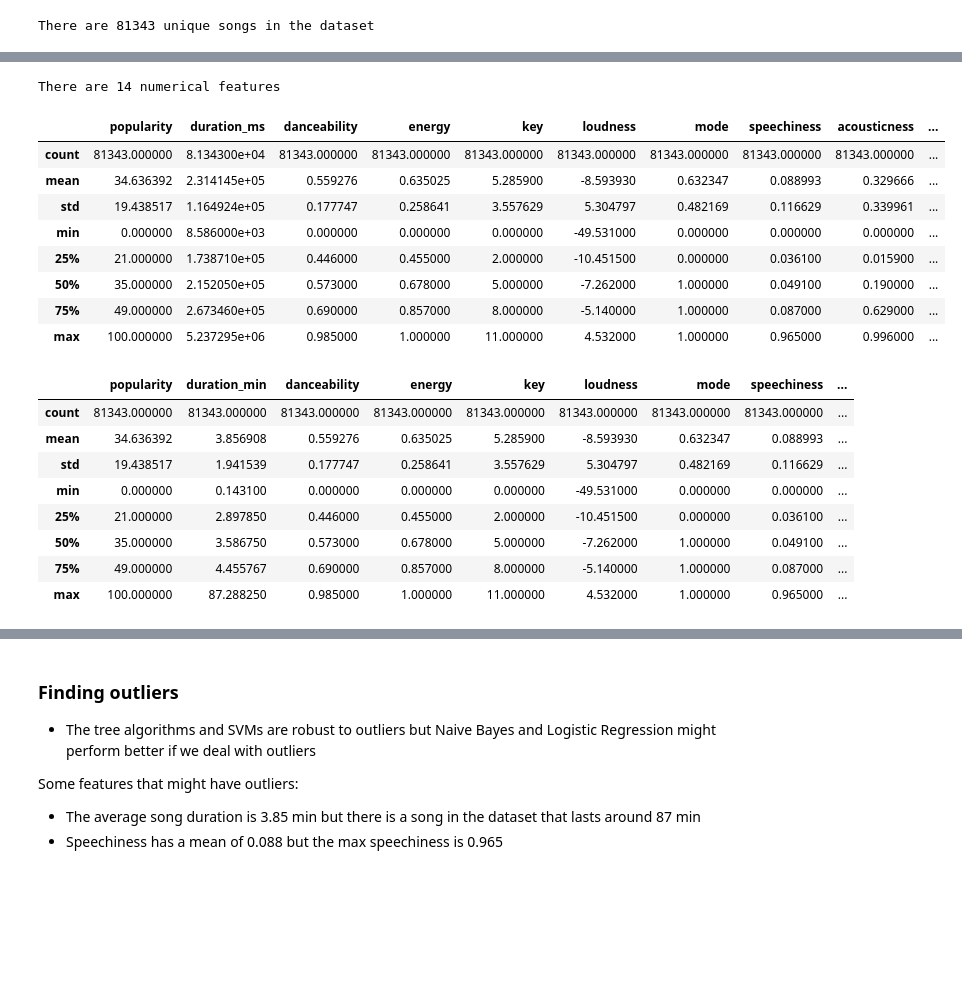
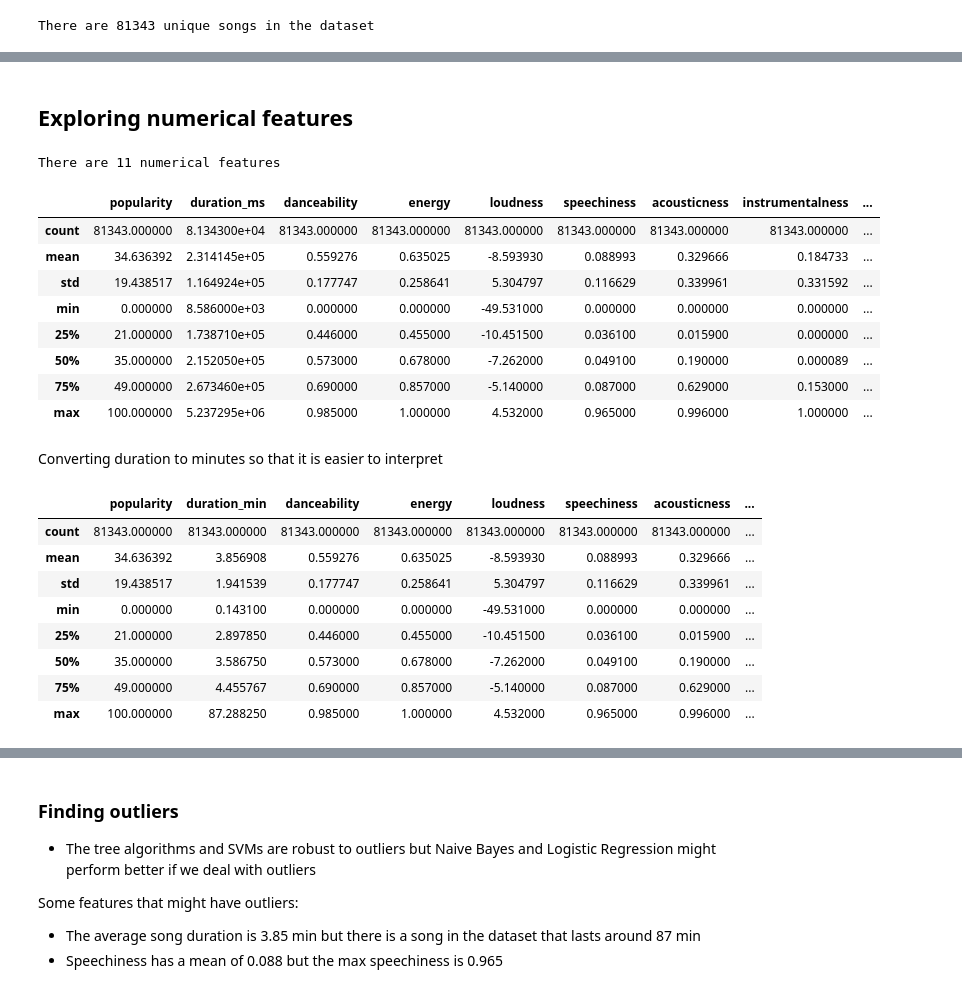
Before and after one commit to liza-no/IE500_Data_Mining_Project, a Jupyter notebook: data-exploration.ipynb, the cells around one changed output, grey strips where cells are left out. Cells and saved outputs as stored; diff of their text form; code cells hidden in the pictures; blank space fills up the shorter version.

```diff
--- a/data-exploration.ipynb
+++ b/data-exploration.ipynb
@@ -33,0 +36,3 @@ There are 81343 unique songs in the dataset
+# %%
+categorical_features = songs[['explicit', 'key', 'mode', 'time_signature']]
+categorical_features.head()
@@ -34,29 +56,35 @@ There are 81343 unique songs in the dataset
+# %% [markdown]
+## Exploring numerical features
 # %%
 numerical_features = songs.select_dtypes(include='number')
+shared_features = set(categorical_features.columns).intersection(numerical_features.columns)
+numerical_features.drop(shared_features, axis=1, inplace=True)
 print(f"There are {len(numerical_features.columns)} numerical features")
 numerical_features.describe()
 # %% [output]
-There are 14 numerical features
+There are 11 numerical features
-|  | popularity | duration_ms | danceability | energy | key | loudness | mode | speechiness | acousticness | ... |
-| count | 81343.000000 | 8.134300e+04 | 81343.000000 | 81343.000000 | 81343.000000 | 81343.000000 | 81343.000000 | 81343.000000 | 81343.000000 | ... |
-| mean | 34.636392 | 2.314145e+05 | 0.559276 | 0.635025 | 5.285900 | -8.593930 | 0.632347 | 0.088993 | 0.329666 | ... |
-| std | 19.438517 | 1.164924e+05 | 0.177747 | 0.258641 | 3.557629 | 5.304797 | 0.482169 | 0.116629 | 0.339961 | ... |
-| min | 0.000000 | 8.586000e+03 | 0.000000 | 0.000000 | 0.000000 | -49.531000 | 0.000000 | 0.000000 | 0.000000 | ... |
-| 25% | 21.000000 | 1.738710e+05 | 0.446000 | 0.455000 | 2.000000 | -10.451500 | 0.000000 | 0.036100 | 0.015900 | ... |
-| 50% | 35.000000 | 2.152050e+05 | 0.573000 | 0.678000 | 5.000000 | -7.262000 | 1.000000 | 0.049100 | 0.190000 | ... |
-| 75% | 49.000000 | 2.673460e+05 | 0.690000 | 0.857000 | 8.000000 | -5.140000 | 1.000000 | 0.087000 | 0.629000 | ... |
-| max | 100.000000 | 5.237295e+06 | 0.985000 | 1.000000 | 11.000000 | 4.532000 | 1.000000 | 0.965000 | 0.996000 | ... |
+|  | popularity | duration_ms | danceability | energy | loudness | speechiness | acousticness | instrumentalness | ... |
+| count | 81343.000000 | 8.134300e+04 | 81343.000000 | 81343.000000 | 81343.000000 | 81343.000000 | 81343.000000 | 81343.000000 | ... |
+| mean | 34.636392 | 2.314145e+05 | 0.559276 | 0.635025 | -8.593930 | 0.088993 | 0.329666 | 0.184733 | ... |
+| std | 19.438517 | 1.164924e+05 | 0.177747 | 0.258641 | 5.304797 | 0.116629 | 0.339961 | 0.331592 | ... |
+| min | 0.000000 | 8.586000e+03 | 0.000000 | 0.000000 | -49.531000 | 0.000000 | 0.000000 | 0.000000 | ... |
+| 25% | 21.000000 | 1.738710e+05 | 0.446000 | 0.455000 | -10.451500 | 0.036100 | 0.015900 | 0.000000 | ... |
+| 50% | 35.000000 | 2.152050e+05 | 0.573000 | 0.678000 | -7.262000 | 0.049100 | 0.190000 | 0.000089 | ... |
+| 75% | 49.000000 | 2.673460e+05 | 0.690000 | 0.857000 | -5.140000 | 0.087000 | 0.629000 | 0.153000 | ... |
+| max | 100.000000 | 5.237295e+06 | 0.985000 | 1.000000 | 4.532000 | 0.965000 | 0.996000 | 1.000000 | ... |
+# %% [markdown]
+Converting duration to minutes so that it is easier to interpret
 # %%
 numerical_features['duration_ms'] = numerical_features['duration_ms'] / (1000 * 60)
 numerical_features.rename(columns={'duration_ms': 'duration_min'}, inplace=True)
 numerical_features.describe()
 # %% [output]
-|  | popularity | duration_min | danceability | energy | key | loudness | mode | speechiness | ... |
-| count | 81343.000000 | 81343.000000 | 81343.000000 | 81343.000000 | 81343.000000 | 81343.000000 | 81343.000000 | 81343.000000 | ... |
-| mean | 34.636392 | 3.856908 | 0.559276 | 0.635025 | 5.285900 | -8.593930 | 0.632347 | 0.088993 | ... |
-| std | 19.438517 | 1.941539 | 0.177747 | 0.258641 | 3.557629 | 5.304797 | 0.482169 | 0.116629 | ... |
-| min | 0.000000 | 0.143100 | 0.000000 | 0.000000 | 0.000000 | -49.531000 | 0.000000 | 0.000000 | ... |
-| 25% | 21.000000 | 2.897850 | 0.446000 | 0.455000 | 2.000000 | -10.451500 | 0.000000 | 0.036100 | ... |
-| 50% | 35.000000 | 3.586750 | 0.573000 | 0.678000 | 5.000000 | -7.262000 | 1.000000 | 0.049100 | ... |
-| 75% | 49.000000 | 4.455767 | 0.690000 | 0.857000 | 8.000000 | -5.140000 | 1.000000 | 0.087000 | ... |
-| max | 100.000000 | 87.288250 | 0.985000 | 1.000000 | 11.000000 | 4.532000 | 1.000000 | 0.965000 | ... |
+|  | popularity | duration_min | danceability | energy | loudness | speechiness | acousticness | ... |
+| count | 81343.000000 | 81343.000000 | 81343.000000 | 81343.000000 | 81343.000000 | 81343.000000 | 81343.000000 | ... |
+| mean | 34.636392 | 3.856908 | 0.559276 | 0.635025 | -8.593930 | 0.088993 | 0.329666 | ... |
+| std | 19.438517 | 1.941539 | 0.177747 | 0.258641 | 5.304797 | 0.116629 | 0.339961 | ... |
+| min | 0.000000 | 0.143100 | 0.000000 | 0.000000 | -49.531000 | 0.000000 | 0.000000 | ... |
+| 25% | 21.000000 | 2.897850 | 0.446000 | 0.455000 | -10.451500 | 0.036100 | 0.015900 | ... |
+| 50% | 35.000000 | 3.586750 | 0.573000 | 0.678000 | -7.262000 | 0.049100 | 0.190000 | ... |
+| 75% | 49.000000 | 4.455767 | 0.690000 | 0.857000 | -5.140000 | 0.087000 | 0.629000 | ... |
+| max | 100.000000 | 87.288250 | 0.985000 | 1.000000 | 4.532000 | 0.965000 | 0.996000 | ... |
```
Also changed, not shown: parts of 9 cells of this notebook.
